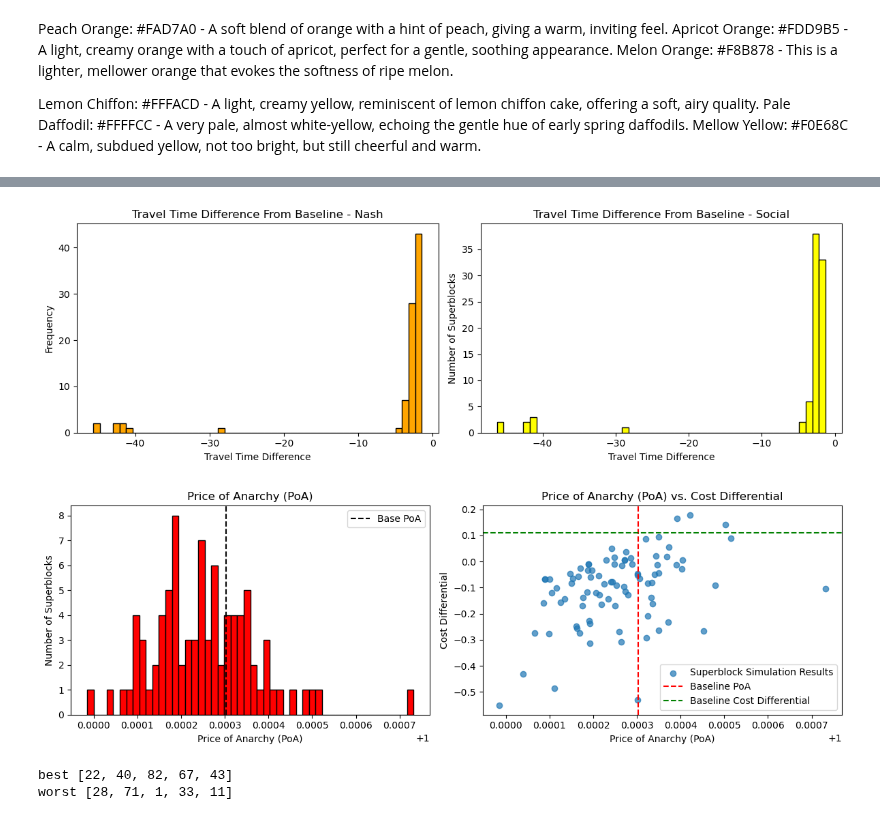
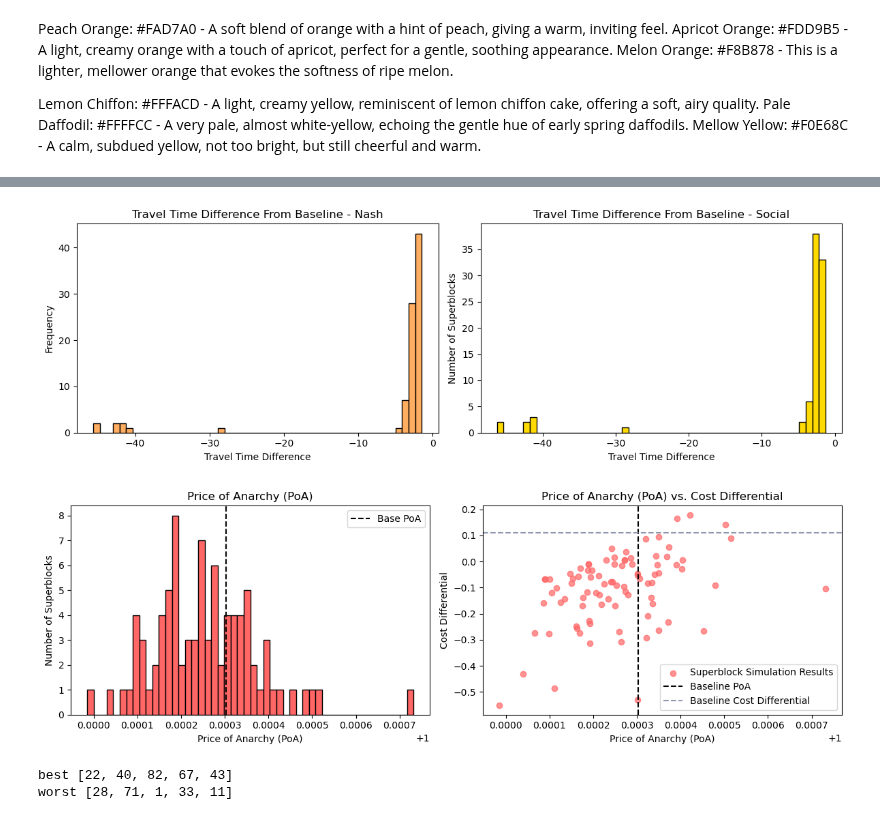
Before and after one commit to claricemottet/Barcelona_Superblock_Placement_Optimization, a Jupyter notebook: networks_bcn.ipynb, the cells around one changed output, grey strips where cells are left out. Saved outputs shown, nothing was run; the diff lists cells and outputs as text; code cells hidden in the pictures.

Commit message:
update and save figures

```diff
--- a/networks_bcn.ipynb
+++ b/networks_bcn.ipynb
@@ -885,14 +883,14 @@ plt.figure(figsize=(12, 4)) # Adjusted overall figure size to accommodate both p
 
 # Plot for df_nash
 plt.subplot(1, 2, 1) # 1 row, 2 columns, first plot
-plt.hist(df_nash['time_diff'], bins=50, color='orange', edgecolor='black')
+plt.hist(df_nash['time_diff'], bins=50, color='#FFAD60', edgecolor='black')
 plt.title('Travel Time Difference From Baseline - Nash')
 plt.xlabel('Travel Time Difference')
 plt.ylabel('Frequency')
 
 # Plot for df_social
 plt.subplot(1, 2, 2) # 1 row, 2 columns, second plot
-plt.hist(df_social['time_diff'], bins=50, color='yellow', edgecolor='black')
+plt.hist(df_social['time_diff'], bins=50, color='#FFDA03', edgecolor='black')
 plt.title('Travel Time Difference From Baseline - Social')
 plt.xlabel('Travel Time Difference')
 plt.ylabel('Number of Superblocks')
@@ -904,38 +902,38 @@ plt.savefig('/home/clarice/Documents/VSCode/Term2_Networks/final_project/'+name+
 plt.tight_layout() # Adjust layouts so they do not overlap
 plt.show()
 # %% [output]
-[figure, old version]
+[figure, new version]
 # %%
 # Assuming df_blocks and df_base are properly defined, and the 'cost_change_per' column exists in df_blocks
 # Here's how you could put the two graphs side by side:
 
 # Set up the figure and axes for a 1x2 subplot
 fig, axes = plt.subplots(nrows=1, ncols=2, figsize=(12, 4))
 
 # Plot 1: Histogram of Price of Anarchy
-axes[0].hist(df_blocks['poa'], bins=50, color='red', edgecolor='black')
+axes[0].hist(df_blocks['poa'], bins=50, color='#ff6666', edgecolor='black')
 axes[0].axvline(x=df_base.loc[0, 'poa'], color='k', linestyle='--', label='Base PoA')
 axes[0].set_title('Price of Anarchy (PoA)')
 axes[0].set_xlabel('Price of Anarchy (PoA)')
 axes[0].set_ylabel('Number of Superblocks')
 axes[0].legend()
 
 # Plot 2: Scatter Plot of PoA vs. Cost Differential
-axes[1].scatter(df_blocks['poa'], df_blocks['cost_change_per'], alpha=0.7, label='Superblock Simulation Results')
-axes[1].axvline(x=df_base.loc[0, 'poa'], color='r', linestyle='--', label='Baseline PoA')
-axes[1].axhline(y=df_base.loc[0, 'cost_change_per'], color='g', linestyle='--', label='Baseline Cost Differential')
+axes[1].scatter(df_blocks['poa'], df_blocks['cost_change_per'], alpha=0.7, label='Superblock Simulation Results', color='#ff6666')
+axes[1].axvline(x=df_base.loc[0, 'poa'], color='k', linestyle='--', label='Baseline PoA')
+axes[1].axhline(y=df_base.loc[0, 'cost_change_per'], color='#8D99AE', linestyle='--', label='Baseline Cost Differential')
 axes[1].set_title('Price of Anarchy (PoA) vs. Cost Differential')
 axes[1].set_xlabel('Price of Anarchy (PoA)')
 axes[1].set_ylabel('Cost Differential')
 axes[1].legend()
 
 name = 'poa_cost_diff'
 plt.savefig('/home/clarice/Documents/VSCode/Term2_Networks/final_project/'+name+'.jpeg')
 
 plt.tight_layout()
 plt.show()
 # %% [output]
-[figure, old version]
+[figure, new version]
 # %%
 #take the top 5 superblocks with the highest PoA and map them all at the same time
 #take the worst 5 superblocks with the lowest PoA and map them all at the same time
```
Also changed, not shown: parts of 1 cell of this notebook.
